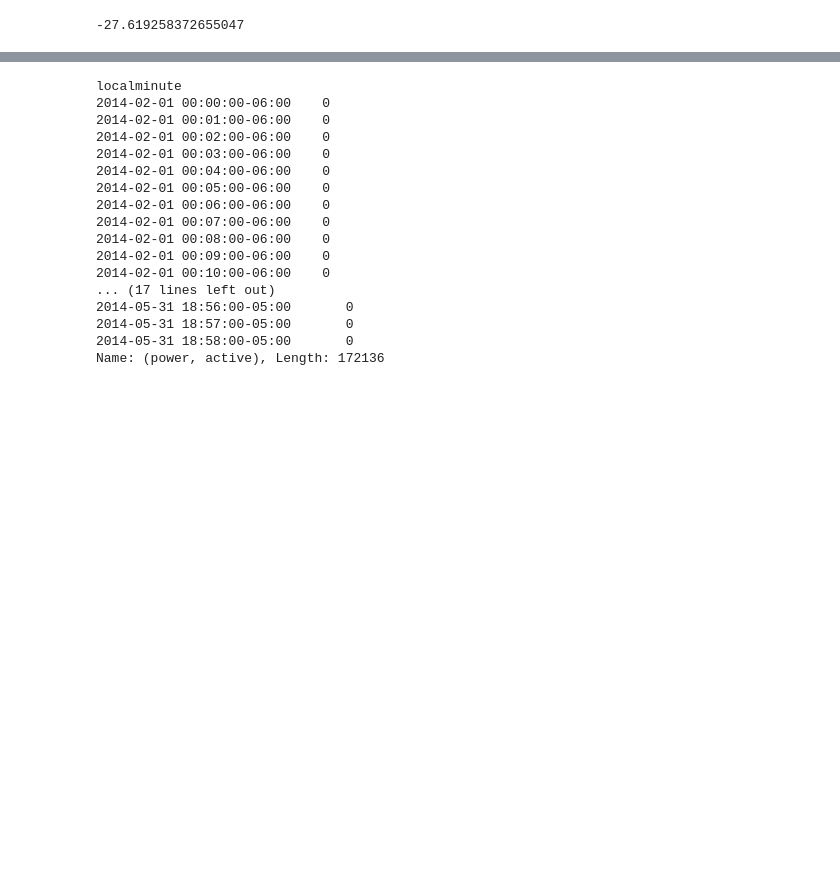
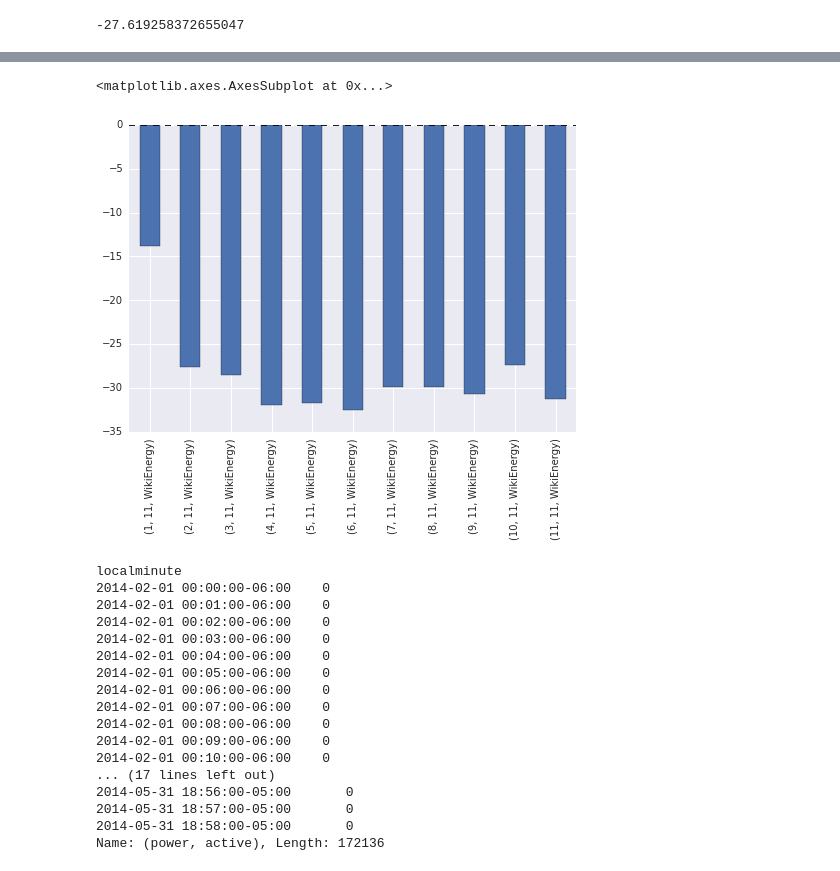
Before and after one commit to nilmtk/nilmtk, a Jupyter notebook: notebooks/entropy_mi.ipynb, the cells around one changed output, grey strips where cells are left out. Saved outputs shown, nothing was run; the diff lists cells and outputs as text; code cells hidden in the pictures; blank space fills up the shorter version.

```diff
--- a/notebooks/entropy_mi.ipynb
+++ b/notebooks/entropy_mi.ipynb
@@ -75,3 +86,8 @@ aa=first.power_series().next()
+# %%
+_.plot(kind='bar')
+# %% [output]
+<matplotlib.axes.AxesSubplot at 0x...>
+[figure, added]
 # %%
 aa
 # %% [output]
```
Also changed, not shown: parts of 2 cells of this notebook, 6 other files.
